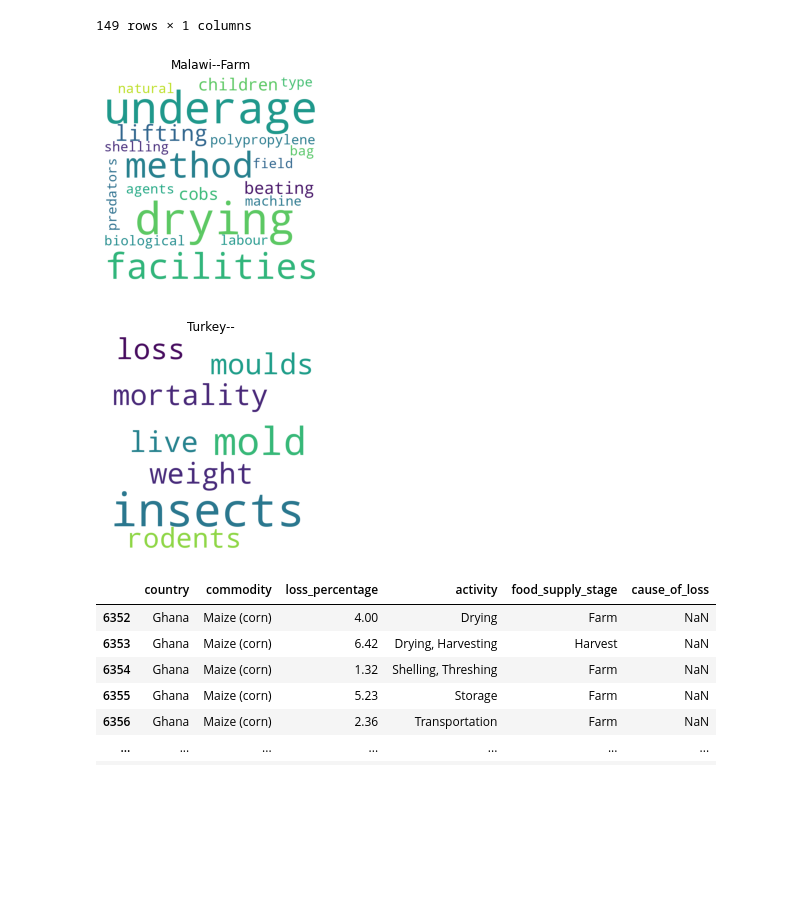
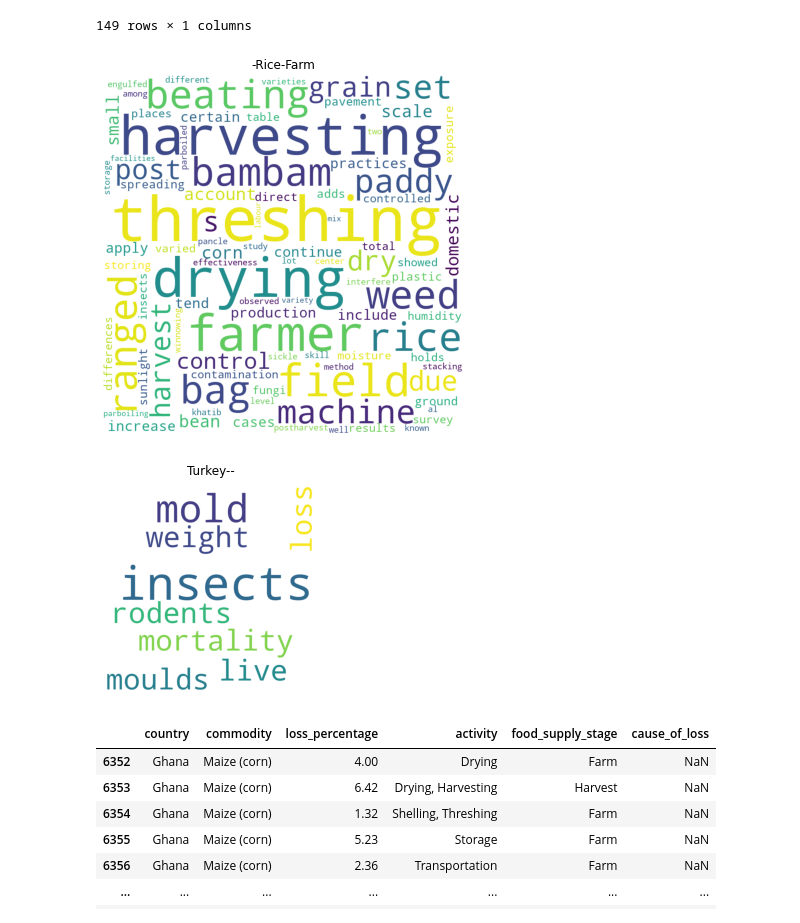
Before and after one commit to murathansygl/Food-Supply-Chain, a Jupyter notebook: module_3.ipynb, the cells around one changed output. Drawn from its saved outputs; the diff is of its cells as text; code cells hidden in the pictures; blank space fills up the shorter version.

```diff
--- a/module_3.ipynb
+++ b/module_3.ipynb
@@ -92,7 +92,7 @@ def word_cloud(df,country,supply_stage,commodity):
                     min_font_size = 10).generate(comment_words)
 
     # plot the WordCloud image
-    plt.figure(figsize = (3, 3), facecolor = None)
+    plt.figure(figsize = (5, 5), facecolor = None)
     plt.imshow(wordcloud)
     plt.axis("off")
     plt.tight_layout(pad = 0)
@@ -101,13 +101,13 @@ def word_cloud(df,country,supply_stage,commodity):
 
     plt.show()
 # %%
-word_cloud(df,"Malawi","Farm","")
+word_cloud(df,"","Farm","Rice")
 # %% [output]
-[figure, old version]
+[figure, new version]
 # %%
 word_cloud(df,"Turkey","","")
 # %% [output]
-[figure, old version]
+[figure, new version]
 # %%
 df[df.country=="Ghana"]
 # %% [output]
```
Also changed, not shown: 3 other files.
